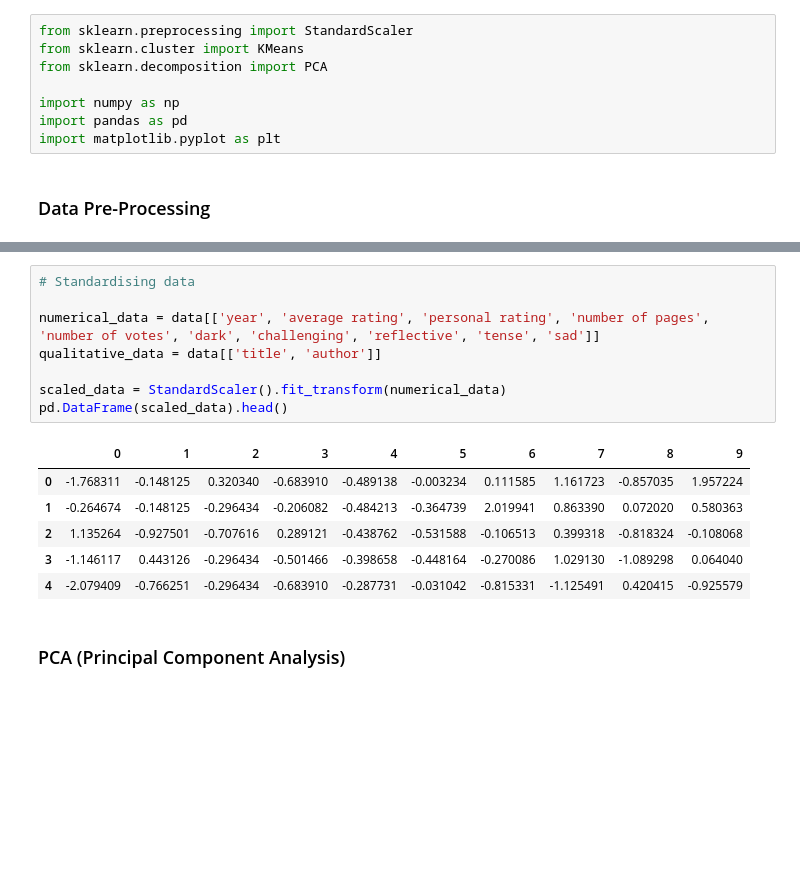
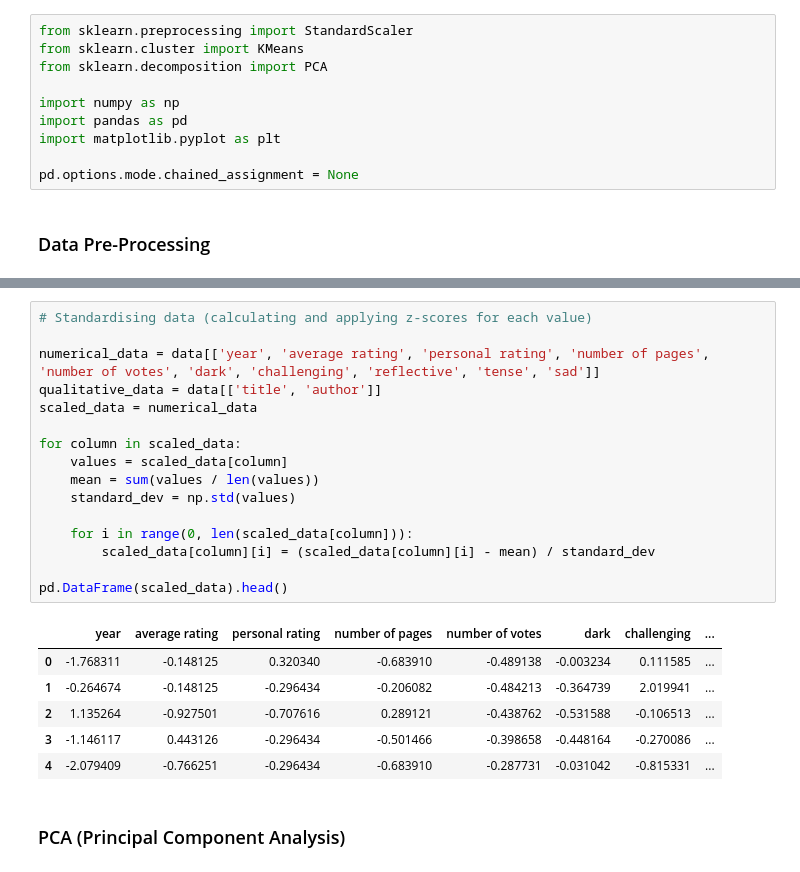
Before and after one commit to Kryptos1015/math-ia, a Jupyter notebook: program/main.ipynb, the cells around one changed output, grey strips where cells are left out. Cells and saved outputs as stored; diff of their text form; blank space fills up the shorter version.

```diff
--- a/program/main.ipynb
+++ b/program/main.ipynb
@@ -6,6 +6,8 @@ from sklearn.decomposition import PCA
 import numpy as np
 import pandas as pd
 import matplotlib.pyplot as plt
+
+pd.options.mode.chained_assignment = None
 # %% [markdown]
 ### Data Pre-Processing
 # %%
@@ -19,19 +21,27 @@ data.head()
 | 3 | Down & Out in Paris & London | George Orwell | 1933 | 4.09 | 3.00 | 213 | 84225 | 0.38 | ... |
 | 4 | The Invisible Man | H.G. Wells | 1897 | 3.64 | 3.00 | 192 | 186223 | 0.53 | ... |
 # %%
-# Standardising data
+# Standardising data (calculating and applying z-scores for each value)
 
 numerical_data = data[['year', 'average rating', 'personal rating', 'number of pages', 'number of votes', 'dark', 'challenging', 'reflective', 'tense', 'sad']]
 qualitative_data = data[['title', 'author']]
+scaled_data = numerical_data
 
-scaled_data = StandardScaler().fit_transform(numerical_data)
+for column in scaled_data:
+    values = scaled_data[column]
+    mean = sum(values / len(values))
+    standard_dev = np.std(values)
+
+    for i in range(0, len(scaled_data[column])):
+        scaled_data[column][i] = (scaled_data[column][i] - mean) / standard_dev
+
 pd.DataFrame(scaled_data).head()
 # %% [output]
-|  | 0 | 1 | 2 | 3 | 4 | 5 | 6 | 7 | 8 | 9 |
-| 0 | -1.768311 | -0.148125 | 0.320340 | -0.683910 | -0.489138 | -0.003234 | 0.111585 | 1.161723 | -0.857035 | 1.957224 |
-| 1 | -0.264674 | -0.148125 | -0.296434 | -0.206082 | -0.484213 | -0.364739 | 2.019941 | 0.863390 | 0.072020 | 0.580363 |
-| 2 | 1.135264 | -0.927501 | -0.707616 | 0.289121 | -0.438762 | -0.531588 | -0.106513 | 0.399318 | -0.818324 | -0.108068 |
-| 3 | -1.146117 | 0.443126 | -0.296434 | -0.501466 | -0.398658 | -0.448164 | -0.270086 | 1.029130 | -1.089298 | 0.064040 |
-| 4 | -2.079409 | -0.766251 | -0.296434 | -0.683910 | -0.287731 | -0.031042 | -0.815331 | -1.125491 | 0.420415 | -0.925579 |
+|  | year | average rating | personal rating | number of pages | number of votes | dark | challenging | ... |
+| 0 | -1.768311 | -0.148125 | 0.320340 | -0.683910 | -0.489138 | -0.003234 | 0.111585 | ... |
+| 1 | -0.264674 | -0.148125 | -0.296434 | -0.206082 | -0.484213 | -0.364739 | 2.019941 | ... |
+| 2 | 1.135264 | -0.927501 | -0.707616 | 0.289121 | -0.438762 | -0.531588 | -0.106513 | ... |
+| 3 | -1.146117 | 0.443126 | -0.296434 | -0.501466 | -0.398658 | -0.448164 | -0.270086 | ... |
+| 4 | -2.079409 | -0.766251 | -0.296434 | -0.683910 | -0.287731 | -0.031042 | -0.815331 | ... |
 # %% [markdown]
 ### PCA (Principal Component Analysis)
```
Also changed, not shown: parts of 10 cells of this notebook.
